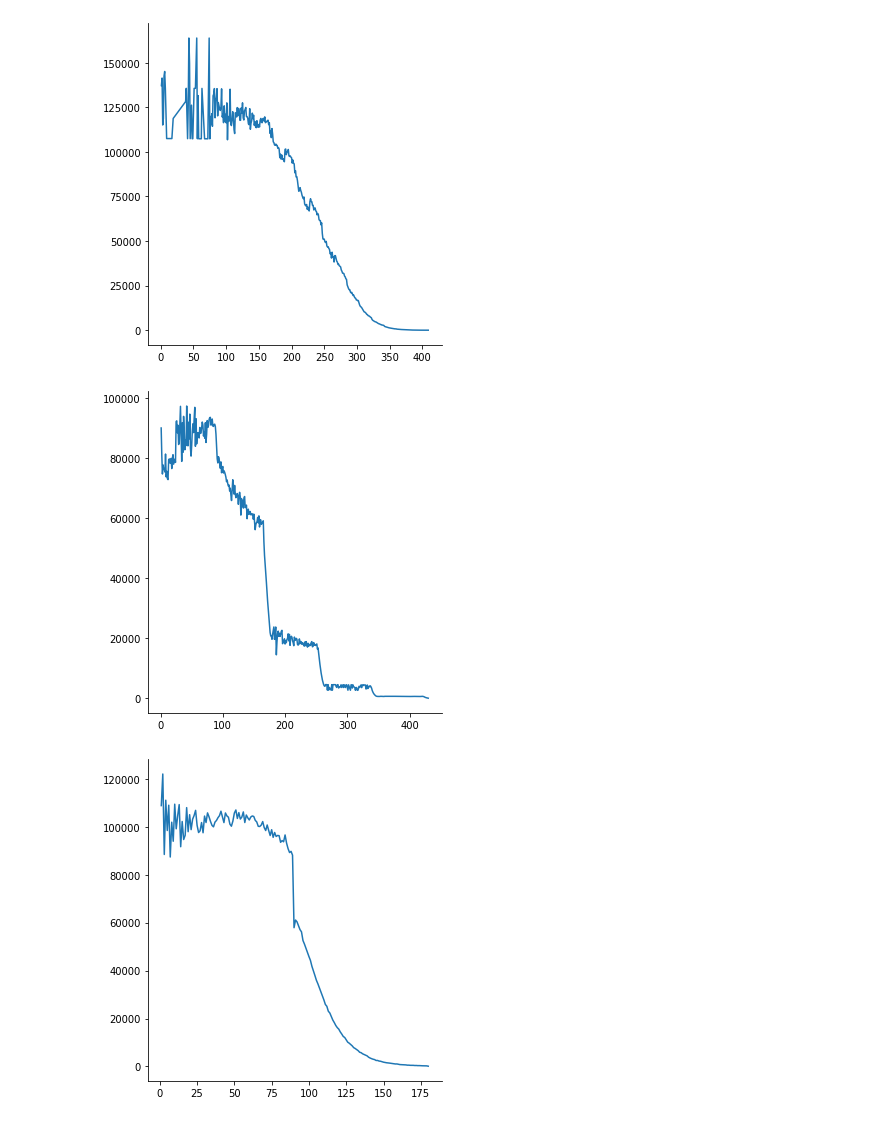
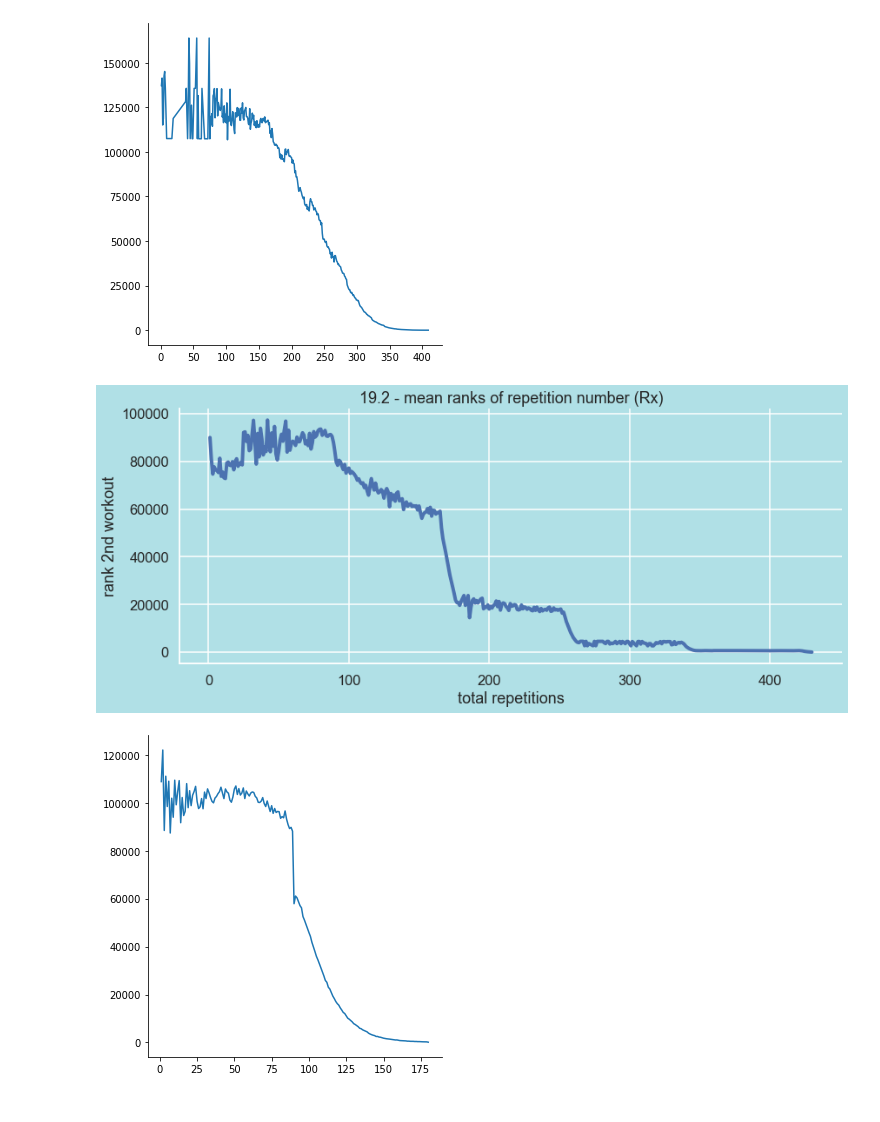
Before and after one commit to malefiz1988/project-crossfit-data, a Jupyter notebook: open_19_EDA_v02.ipynb, the cells around one changed output. Cells and saved outputs as stored; diff of their text form; code cells hidden in the pictures.

```diff
--- a/open_19_EDA_v02.ipynb
+++ b/open_19_EDA_v02.ipynb
@@ -153,4 +155,7 @@ Score: total number of reps / time for finishing the whole workout
 # get the overallrank for top 1% of athletes
 df_ta = df_19[(df_19['division']=='Men')|(df_19['division']=='Women')]
 ta_1 = int(0.01*df_ta.overallrank.max())
+# %%
+#sns.set_style('white')
+sns.set_context("talk")
 # %%
@@ -163,0 +196,2 @@ sns.histplot(ax=axes[2],data=df_ta[df_ta['overallrank']<=ta_1],x='w1_reps_total'
+# %%
+sns.set(rc={'axes.facecolor':'PowderBlue', 'figure.facecolor':'PowderBlue'})
@@ -427,13 +561,16 @@ sns.relplot(x=c, y=a, kind="line");
 # %%
 df=df_19[((df_19['division']=='Men')|(df_19['division']=='Women'))&(df_19['scaled_2']==0)]
 a=list(df.groupby(by='w2_reps_total')['rank_2'].mean())
 b=list(df.groupby(by='w2_reps_total')['w2_reps_total'])
 c=[]
 for i in b:
     c.append(i[0])
-sns.relplot(ax=axes[0],x=c, y=a, kind="line");
+g = sns.relplot(x=c, y=a, kind="line",linewidth=4)
+g.fig.set_size_inches(15,5)
+g.set(xlabel='total repetitions', ylabel='rank 2nd workout', title= '19.2 - mean ranks of repetition number (Rx)')
+plt.savefig('images/EDA/w2_rank_rx.png');
 # %% [output]
-[figure, old version]
+[figure, new version]
 # %%
 df=df_19[((df_19['division']=='Men')|(df_19['division']=='Women'))&(df_19['scaled_3']==0)]
 a=list(df.groupby(by='w3_reps_total')['rank_3'].mean())
```
Also changed, not shown: parts of 35 cells of this notebook.
